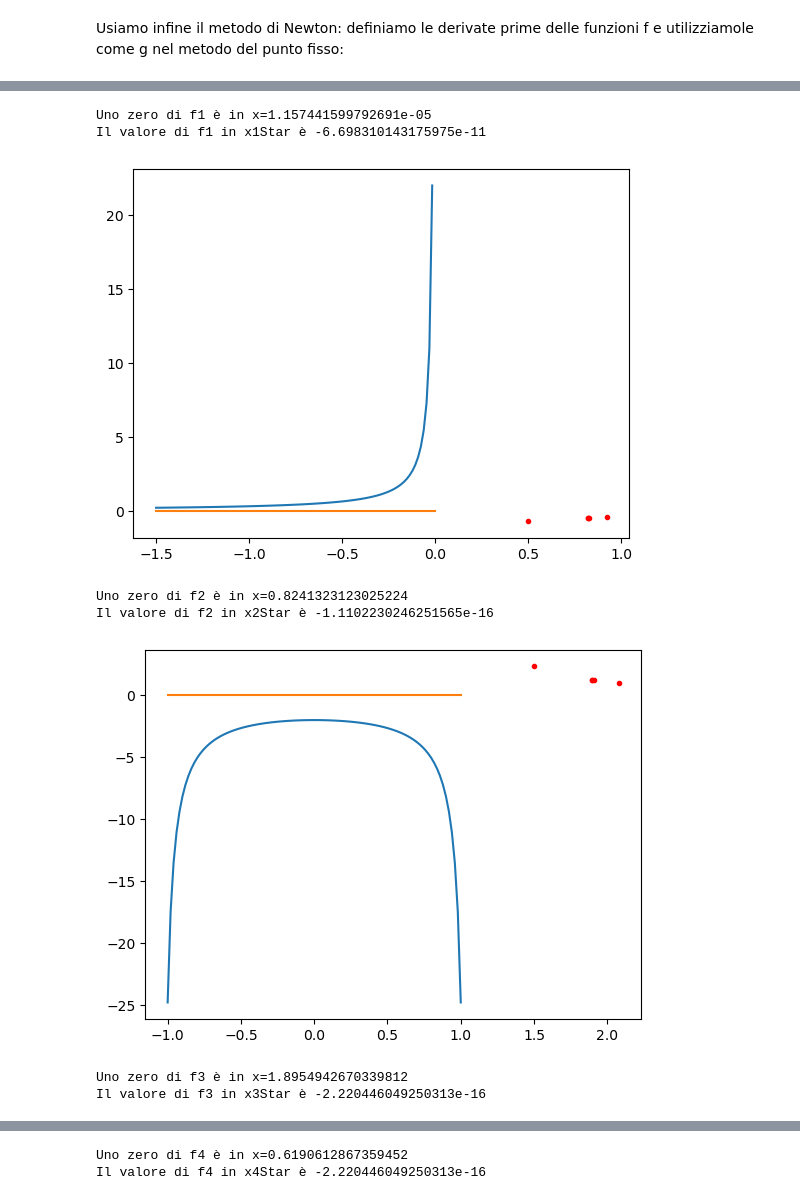
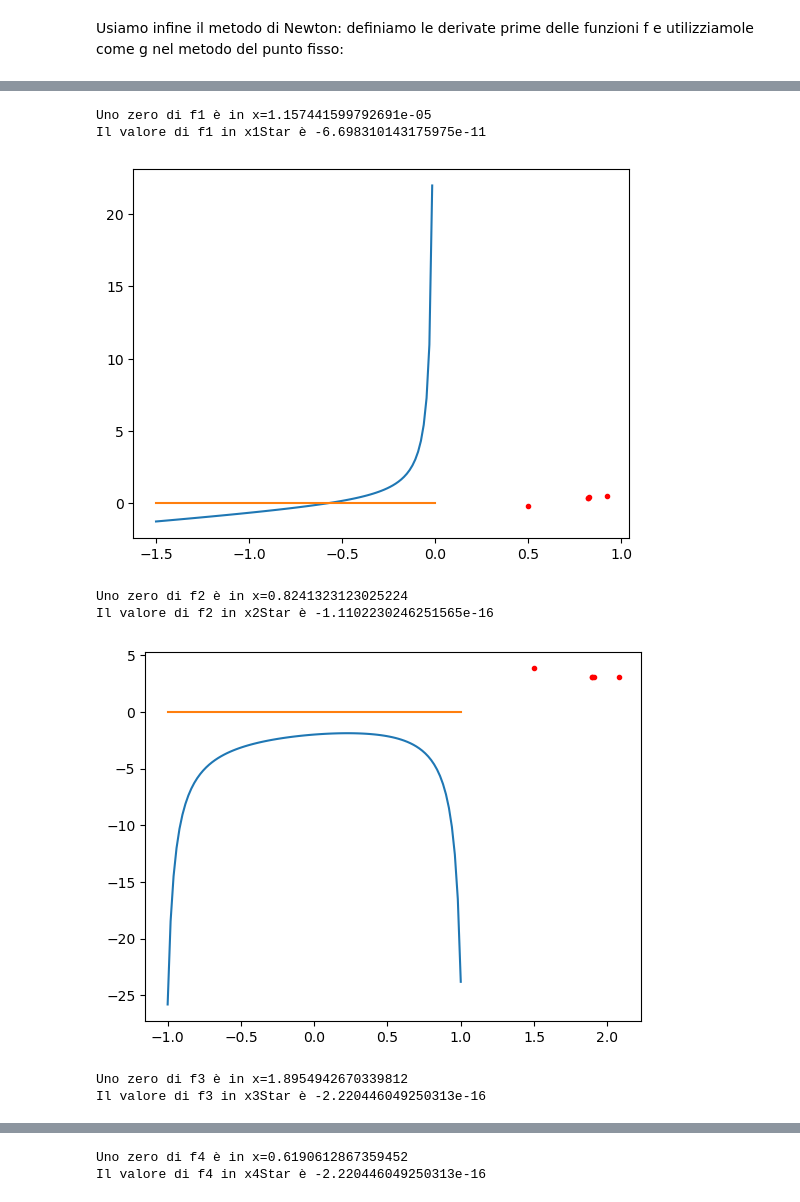
Before and after one commit to mazzettimatteo/CN25, a Jupyter notebook: homework/zeriDiFunzione/notebook.ipynb, the cells around one changed output, grey strips where cells are left out. Saved outputs shown, nothing was run; the diff lists cells and outputs as text; code cells hidden in the pictures.

```diff
--- a/homework/zeriDiFunzione/notebook.ipynb
+++ b/homework/zeriDiFunzione/notebook.ipynb
@@ -223,7 +228,7 @@ def newton(f,df,x0,t1,t2,N,a,b):
 
     cont=0
     while(np.abs(f(x0))>t1 and cont<N):
-        plt.plot(x0,x-1/df(x0),'.',color='r')    #se togli abs(fx0) e metti solo fx0 viene bene
+        plt.plot(x0,x0-1/df(x0),'.',color='r')    #se togli abs(fx0) e metti solo fx0 viene bene
         xNew=x0-f(x0)/df(x0)
         delta=np.abs(x0-xNew)
         if(delta<t2):
@@ -233,34 +238,34 @@ def newton(f,df,x0,t1,t2,N,a,b):
     plt.show()
     return x0
 
 
 
 x1Star=newton(f1,df1,0.5,toll,toll,iter,a1,b1)
 print(f"Uno zero di f1 è in x={x1Star}")
 f1val=f1(x1Star)
 print(f"Il valore di f1 in x1Star è {f1val}")
 
 x2Star=newton(f2,df2,0.5,toll,toll,iter,a2,b2)
 print(f"Uno zero di f2 è in x={x2Star}")
 f2val=f2(x2Star)
 print(f"Il valore di f2 in x2Star è {f2val}")
 
 x3Star=newton(f3,df3,1.5,toll,toll,iter,a3,b3)
 print(f"Uno zero di f3 è in x={x3Star}")
 f3val=f3(x3Star)
 print(f"Il valore di f3 in x3Star è {f3val}")
 
 x4Star=newton(f4,df4,1,toll,toll,iter,a4,b4)
 print(f"Uno zero di f4 è in x={x4Star}")
 f4val=f4(x4Star)
 print(f"Il valore di f4 in x4Star è {f4val}")
 # %% [output]
 [figure]
 Uno zero di f1 è in x=1.157441599792691e-05
 Il valore di f1 in x1Star è -6.698310143175975e-11
-[figure, old version]
+[figure, new version]
 Uno zero di f2 è in x=0.8241323123025224
 Il valore di f2 in x2Star è -1.1102230246251565e-16
-[figure, old version]
+[figure, new version]
 Uno zero di f3 è in x=1.8954942670339812
 Il valore di f3 in x3Star è -2.220446049250313e-16
```
Also changed, not shown: parts of 2 cells of this notebook, 1 other file.
